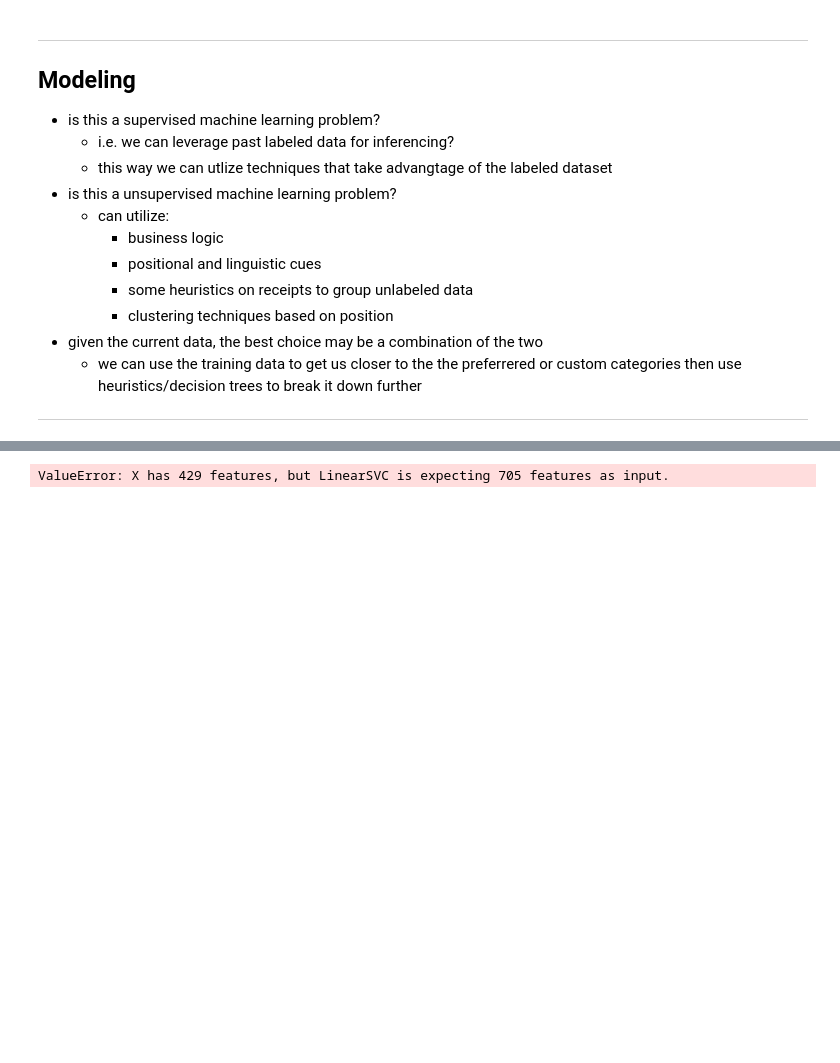
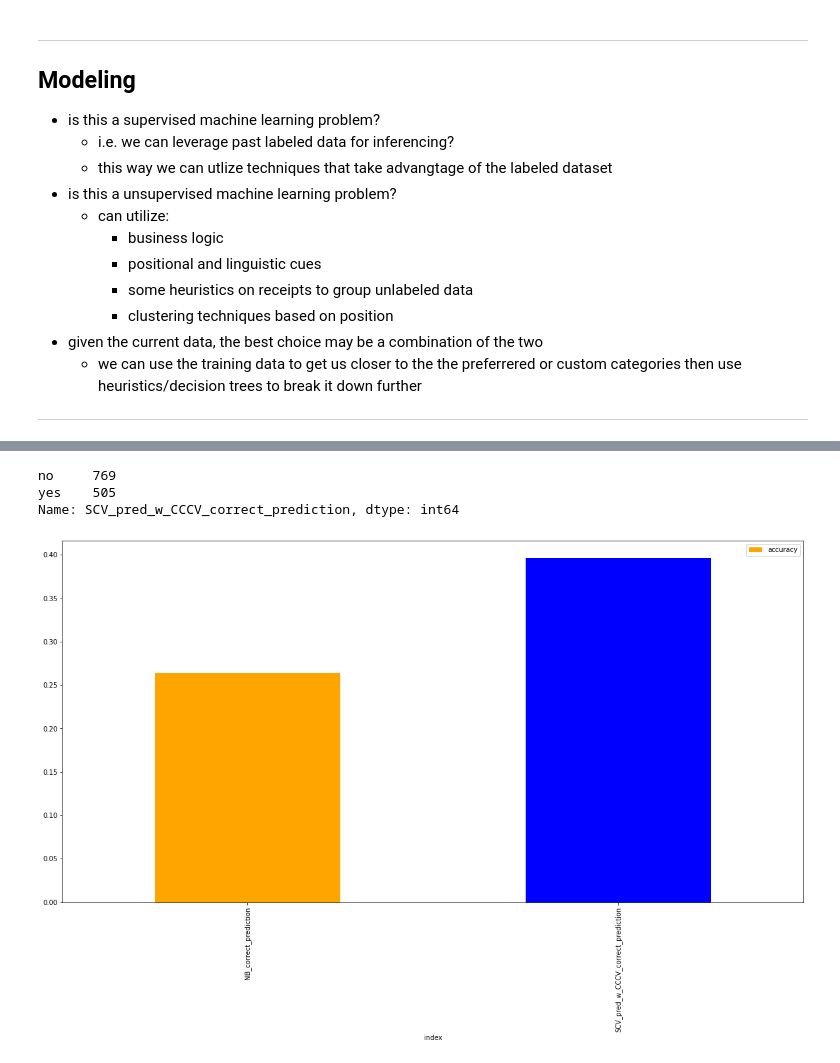
Before and after one commit to mercedes-wu/nlp_projects, a Jupyter notebook: notebooks/ocr_nlp_analysis.ipynb, the cells around one changed output, grey strips where cells are left out. Cells and saved outputs as stored; diff of their text form; code cells hidden in the pictures; blank space fills up the shorter version.

Commit message:
ended time limit but had fun! conclusions of prelimiary model results finished

```diff
--- a/notebooks/ocr_nlp_analysis.ipynb
+++ b/notebooks/ocr_nlp_analysis.ipynb
@@ -347,4 +442,19 @@ X_train
 # %%
-test_df['Pred'] = cclf.predict_proba(X_test)
+filt_test_df['SCV_pred_w_CCCV_correct_prediction'] = np.where(filt_test_df['category'] == filt_test_df['SCV_pred_w_CCCV'], 'yes', 'no')
-# %% [output]
-ValueError: X has 429 features, but LinearSVC is expecting 705 features as input.
+# %%
+scv_results = filt_test_df['SCV_pred_w_CCCV_correct_prediction'].value_counts()
+scv_results
+# %% [output]
+no     769
+yes    505
+Name: SCV_pred_w_CCCV_correct_prediction, dtype: int64
+# %%
+results = pd.concat([nb_results, scv_results], axis=1).T
+# %%
+results['accuracy'] = results['yes'] / (results['no']+results['yes'])
+# %%
+results.reset_index(inplace=True)
+# %%
+ax = results.plot.bar(x='index', y='accuracy', figsize=(20,10), color={'orange':'SCV_pred_w_CCCV_correct_prediction', 'blue':'NB_correct_prediction'})
+# %% [output]
+[figure, added]
```
Also changed, not shown: parts of 24 cells of this notebook.
